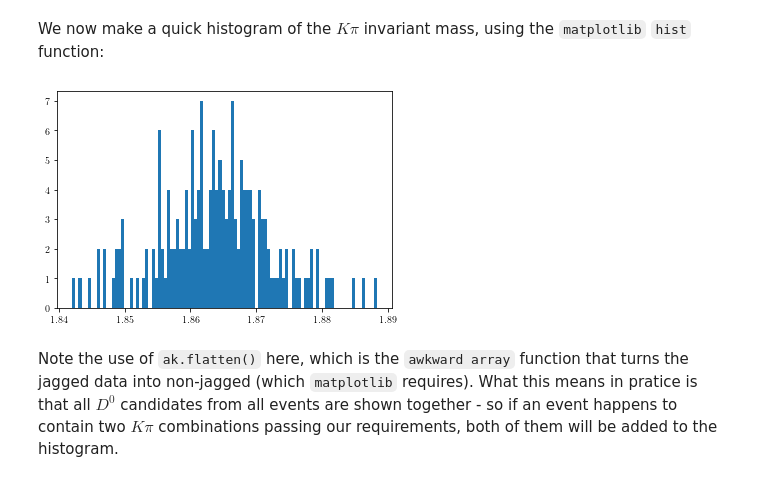
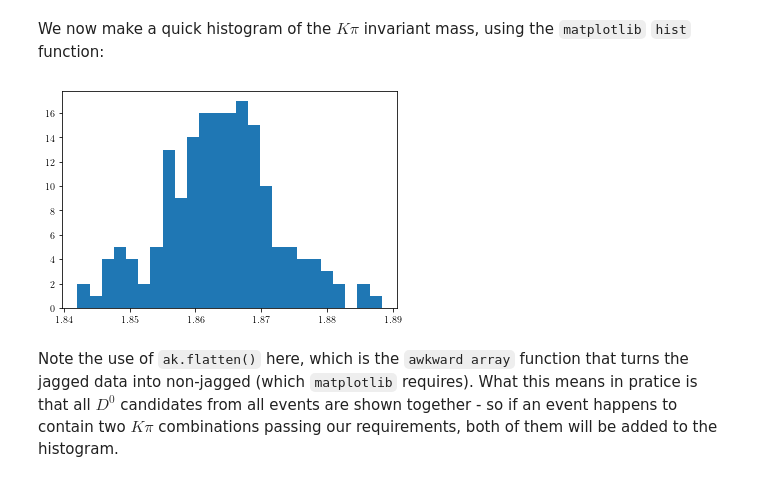
Before and after one commit to donalhill/fcc_python_tools, a Jupyter notebook: examples/combine_particles.ipynb, the cells around one changed output. Drawn from its saved outputs; the diff is of its cells as text; code cells hidden in the pictures.

```diff
--- a/examples/combine_particles.ipynb
+++ b/examples/combine_particles.ipynb
@@ -131,10 +131,10 @@ D = D[D_cut]
 # %% [markdown]
 We now make a quick histogram of the $K\pi$ invariant mass, using the `matplotlib` `hist` function:
 # %%
-plt.hist(ak.flatten(D["mass"]), bins=100)
+plt.hist(ak.flatten(D["mass"]), bins=25)
 plt.show()
 # %% [output]
-[figure, old version]
+[figure, new version]
 # %% [markdown]
 Note the use of `ak.flatten()` here, which is the `awkward array` function that turns the jagged data into non-jagged (which `matplotlib` requires). What this means in pratice is that all $D^0$ candidates from all events are shown together - so if an event happens to contain two $K\pi$ combinations passing our requirements, both of them will be added to the histogram.
 # %% [markdown]
```
Also changed, not shown: parts of 1 cell of this notebook, 1 other file.
